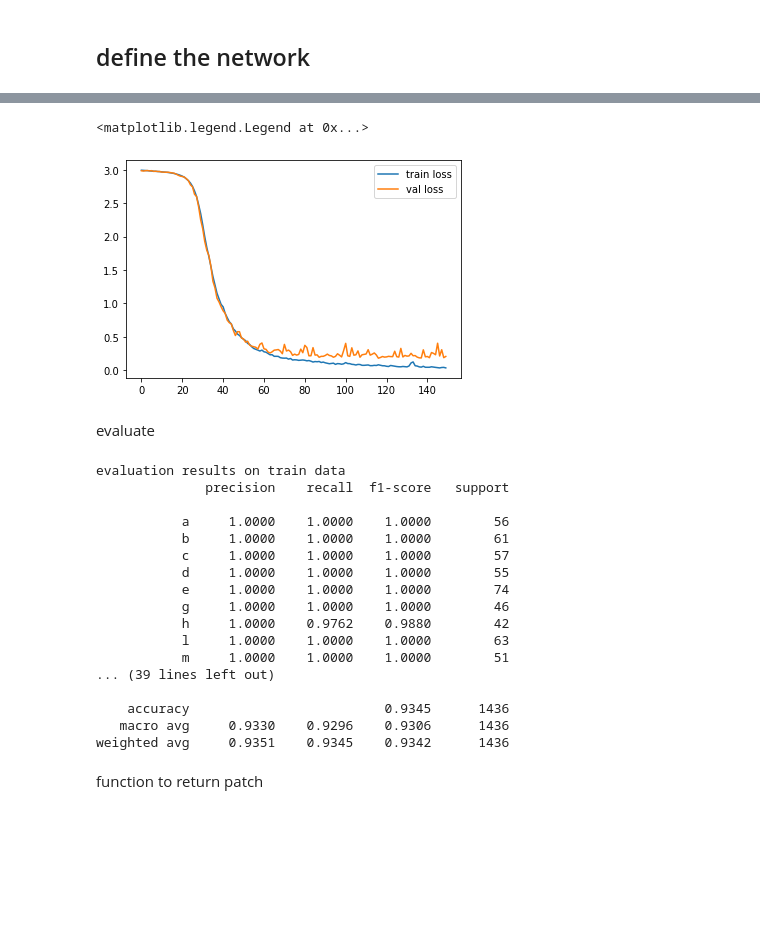
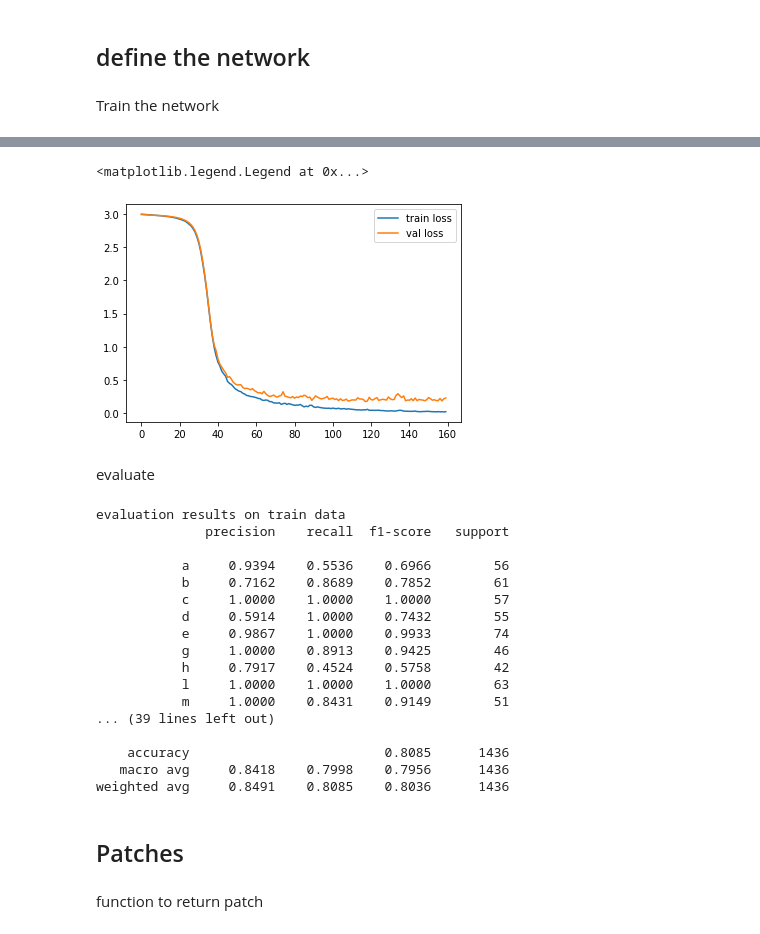
Before and after one commit to gourarushi/Character-Trajectory, a Jupyter notebook: Character_Trajectories.ipynb, the cells around one changed output, grey strips where cells are left out. Cells and saved outputs as stored; diff of their text form; code cells hidden in the pictures; blank space fills up the shorter version.

Commit message:
- created patches - trained nn on patches and evaluated performance

```diff
--- a/Character_Trajectories.ipynb
+++ b/Character_Trajectories.ipynb
@@ -75,3 +75,15 @@ test_inputs = np.array([ [ np.array(list(channel), dtype=float) for channel in i
 # subtract 1 from labels to start indexing from 0
 train_labels = np.array(train_labels, dtype=int) - 1
 test_labels = np.array(test_labels, dtype=int) - 1
+# %%
+# Distribution of sample lenghts
+
+lengths = []
+
+for input in train_inputs:
+  len1 = np.where(np.isnan(input[0]))[0][0]
+  lengths.append(len1)
+
+max_len = np.max(lengths)
+print('max length =',max_len)
+_ = plt.hist(lengths)
@@ -86,7 +101,7 @@ def preprocess(inputs):
       values = []
       indicator = []
 
-      for value in channel:
+      for value in channel[:max_len]:
         if np.isnan(value):
           # replace nan with 0
           values.append(0)
@@ -221,11 +223,11 @@ test_loader = DataLoader(test_dataset, batch_size=50, shuffle=False)
 class Net(nn.Module):
     def __init__(self):
         super(Net, self).__init__()
-        # 3 input channels, 6 output channels, row convolution kernel of size 3
+        # 4 input channels, 6 output channels, row convolution kernel of size 3
         self.conv1 = nn.Conv1d(4, 6, 3)
         self.conv2 = nn.Conv1d(6, 16, 3)
         # an affine operation: y = Wx + b
-        self.fc1 = nn.Linear(704, 120)
+        self.fc1 = nn.Linear(688, 120)
         self.fc2 = nn.Linear(120, 84)
         self.fc3 = nn.Linear(84, 20)
 
@@ -244,7 +246,4 @@ class Net(nn.Module):
         for s in size:
             num_features *= s
         return num_features
-
-
-net = Net().to(device)
 # %%
@@ -251,11 +252,15 @@ net = Net().to(device)
 #Define a Loss function and optimizer
 criterion = nn.CrossEntropyLoss()
 optimizer = optim.SGD(net.parameters(), lr=0.001, momentum=0.9)
+# %% [markdown]
+
+Train the network
 # %%
+
 batch_avgTrainLoss = []
 batch_avgValLoss = []
 
-for epoch in tqdm(range(150)):  # loop over the dataset multiple times
+for epoch in tqdm(range(160)):  # loop over the dataset multiple times
 
     train_loss = []
     val_loss = []
@@ -314,7 +320,7 @@ epoch: 140, train loss: 0.042, val loss: 0.199
 
 Finished Training
 <matplotlib.legend.Legend at 0x...>
-[figure, old version]
+[figure, new version]
 # %% [markdown]
 evaluate
 # %%
@@ -349,19 +352,21 @@ evaluate(test_loader)
 evaluation results on train data
               precision    recall  f1-score   support
 
-           a     1.0000    1.0000    1.0000        56
-           b     1.0000    1.0000    1.0000        61
+           a     0.9394    0.5536    0.6966        56
+           b     0.7162    0.8689    0.7852        61
            c     1.0000    1.0000    1.0000        57
-           d     1.0000    1.0000    1.0000        55
-           e     1.0000    1.0000    1.0000        74
-           g     1.0000    1.0000    1.0000        46
-           h     1.0000    0.9762    0.9880        42
+           d     0.5914    1.0000    0.7432        55
+           e     0.9867    1.0000    0.9933        74
+           g     1.0000    0.8913    0.9425        46
+           h     0.7917    0.4524    0.5758        42
            l     1.0000    1.0000    1.0000        63
-           m     1.0000    1.0000    1.0000        51
+           m     1.0000    0.8431    0.9149        51
 ... (39 lines left out)
 
-    accuracy                         0.9345      1436
-   macro avg     0.9330    0.9296    0.9306      1436
-weighted avg     0.9351    0.9345    0.9342      1436
+    accuracy                         0.8085      1436
+   macro avg     0.8418    0.7998    0.7956      1436
+weighted avg     0.8491    0.8085    0.8036      1436
+# %% [markdown]
+## Patches
 # %% [markdown]
 function to return patch
```
Also changed, not shown: parts of 18 cells of this notebook.
